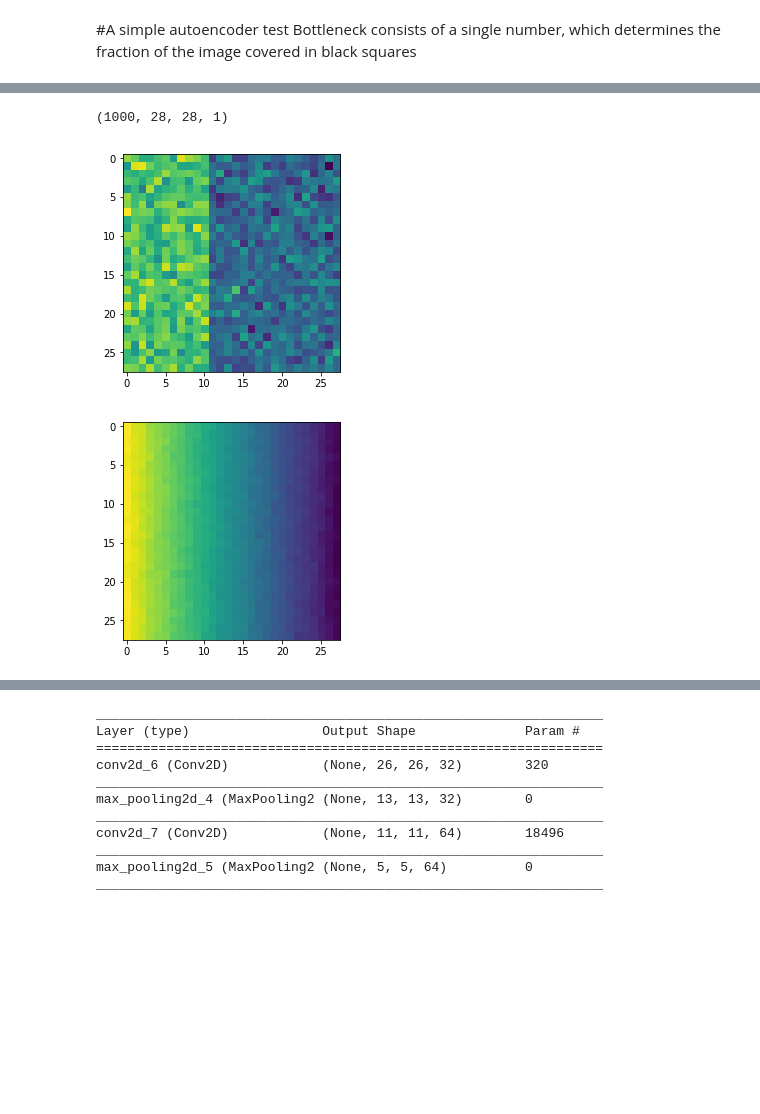
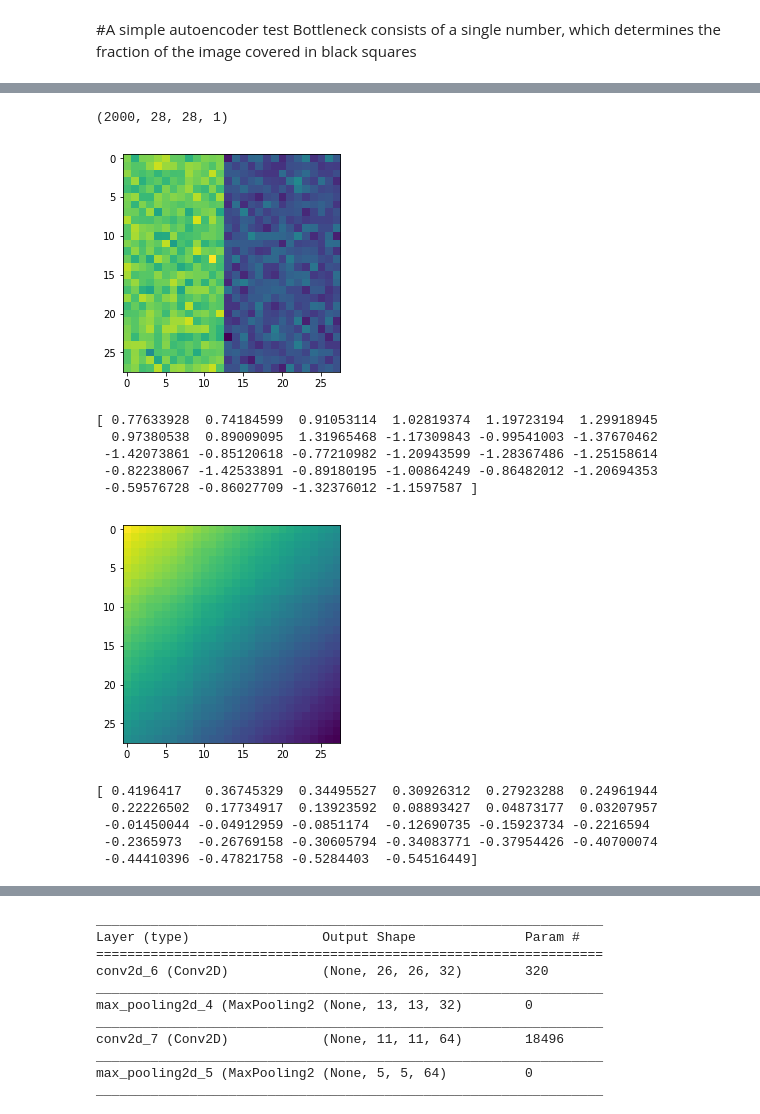
Before and after one commit to tanmoylaskar/ML, a Jupyter notebook: PyML/autoencoder_1.ipynb, the cells around one changed output, grey strips where cells are left out. Drawn from its saved outputs; the diff is of its cells as text; code cells hidden in the pictures; blank space fills up the shorter version.

```diff
--- a/PyML/autoencoder_1.ipynb
+++ b/PyML/autoencoder_1.ipynb
@@ -17,7 +14,7 @@ N_image = 28 # Size of (square) input image
 
 def regions(x):
     # x represents the fraction of the image full of ones
-    img = np.zeros(N_image*N_image).reshape(N_image,N_image)
+    img = np.zeros(N_image*N_image).reshape(N_image,N_image) - 1
     Q = int(np.floor(x*N_image))
     img[:,0:Q] = 1
     return img
@@ -40,23 +40,38 @@ for i in range(N_train):
     train_images.append(img)
 
 train_images = np.array(train_images)
-train_images = train_images.reshape(N_train,N_image,N_image,1)
+train_images_transposed = np.array([img.transpose() for img in train_images])
+train_images = np.concatenate((train_images, train_images_transposed))
+train_images = train_images.reshape(2*N_train,N_image,N_image,1)
 train_labels = np.array(train_labels)
-# %%
-train_images.shape
-# %% [output]
-(1000, 28, 28, 1)
+# %%
+print train_images.shape
+# %% [output]
+(2000, 28, 28, 1)
 # %%
 # And here's a test to check that the training images are reasonable:
-plt.imshow(train_images[3,:,:,0])
+plt.imshow(train_images[7,:,:,0])
 plt.show()
+print train_images[3,int(N_image/2),:,0]
 # %% [output]
-[figure, old version]
+[figure, new version]
+[ 0.77633928  0.74184599  0.91053114  1.02819374  1.19723194  1.29918945
+  0.97380538  0.89009095  1.31965468 -1.17309843 -0.99541003 -1.37670462
+ -1.42073861 -0.85120618 -0.77210982 -1.20943599 -1.28367486 -1.25158614
+ -0.82238067 -1.42533891 -0.89180195 -1.00864249 -0.86482012 -1.20694353
+ -0.59576728 -0.86027709 -1.32376012 -1.1597587 ]
 # %%
-plt.imshow(np.mean(train_images,axis=0)[:,:,0])
+mean_image = np.mean(train_images,axis=0)[:,:,0]
+plt.imshow(mean_image)
 plt.show()
+print mean_image[int(N_image/2),:]
 # %% [output]
-[figure, old version]
+[figure, new version]
+[ 0.4196417   0.36745329  0.34495527  0.30926312  0.27923288  0.24961944
+  0.22226502  0.17734917  0.13923592  0.08893427  0.04873177  0.03207957
+ -0.01450044 -0.04912959 -0.0851174  -0.12690735 -0.15923734 -0.2216594
+ -0.2365973  -0.26769158 -0.30605794 -0.34083771 -0.37954426 -0.40700074
+ -0.44410396 -0.47821758 -0.5284403  -0.54516449]
 # %%
 from __future__ import division
 
```
Also changed, not shown: parts of 11 cells of this notebook.
